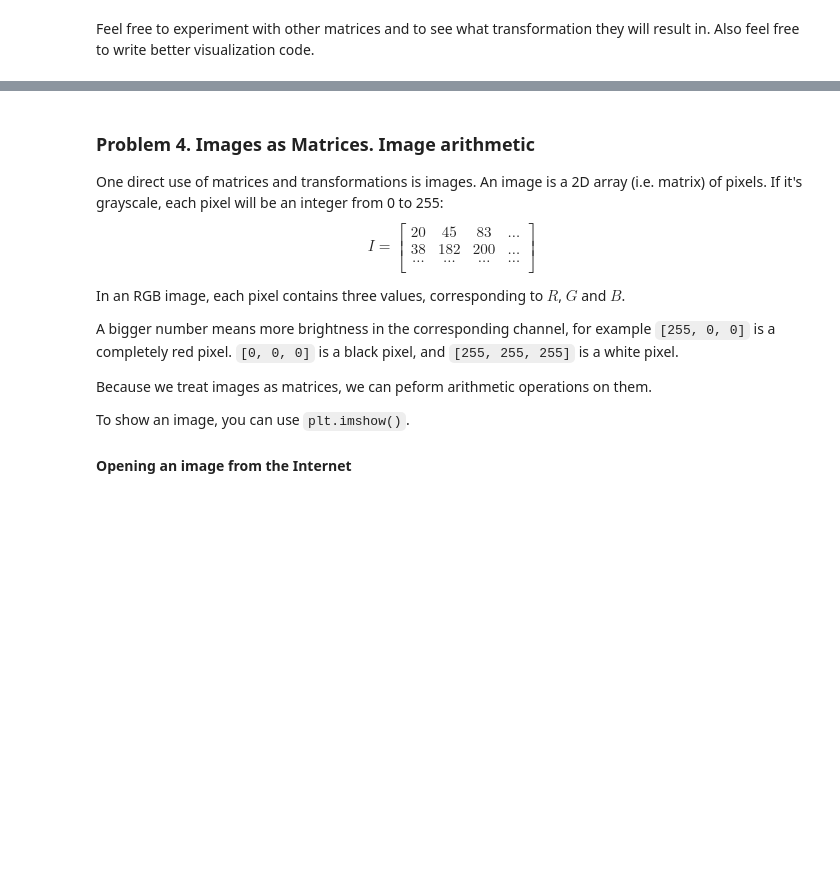
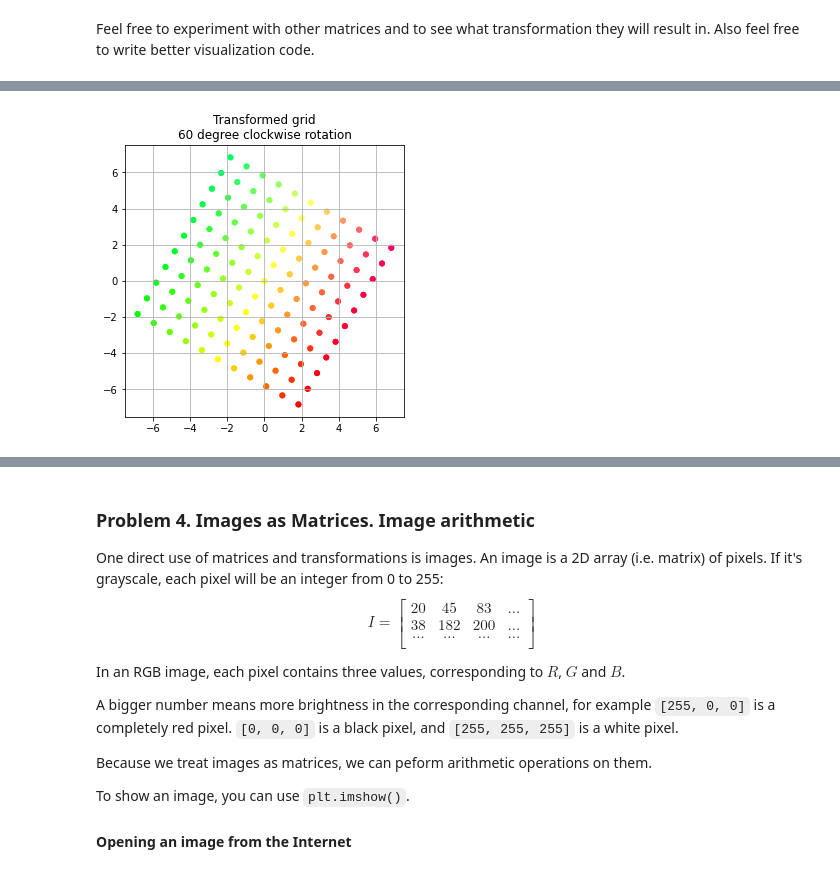
Before and after one commit to momchilantonov/SoftUni-Math-Concepts-For-Developers-February-2021, a Jupyter notebook: Linear-Algebra/Homework/Linear Algebra Exercise.ipynb, the cells around one changed output, grey strips where cells are left out. Saved outputs shown, nothing was run; the diff lists cells and outputs as text; code cells hidden in the pictures; blank space fills up the shorter version.

```diff
--- a/Linear-Algebra/Homework/Linear Algebra Exercise.ipynb
+++ b/Linear-Algebra/Homework/Linear Algebra Exercise.ipynb
@@ -473,0 +571,12 @@ Feel free to experiment with other matrices and to see what transformation they
+# %%
+# Plot animated 60 degree clockwise rotation grid
+fig = plt.figure(figsize=(5, 5), facecolor="w")
+camera = Camera(fig)
+theta = np.pi/3
+rotation_60 = np.column_stack([[np.cos(theta), np.sin(theta)], [-np.sin(theta), np.cos(theta)]])
+transform = generate_stepwise_transform(rotation_60, xy_grid)
+plot_transformed_grids(transform, points_colors, "Transformed grid\n60 degree clockwise rotation")
+animate = camera.animate()
+animate.save("rotation.gif")
+HTML(animate.to_html5_video())
+# %% [output]
@@ -473,0 +584 @@ Feel free to experiment with other matrices and to see what transformation they
+[figure, added]
```
Also changed, not shown: parts of 14 cells of this notebook.
